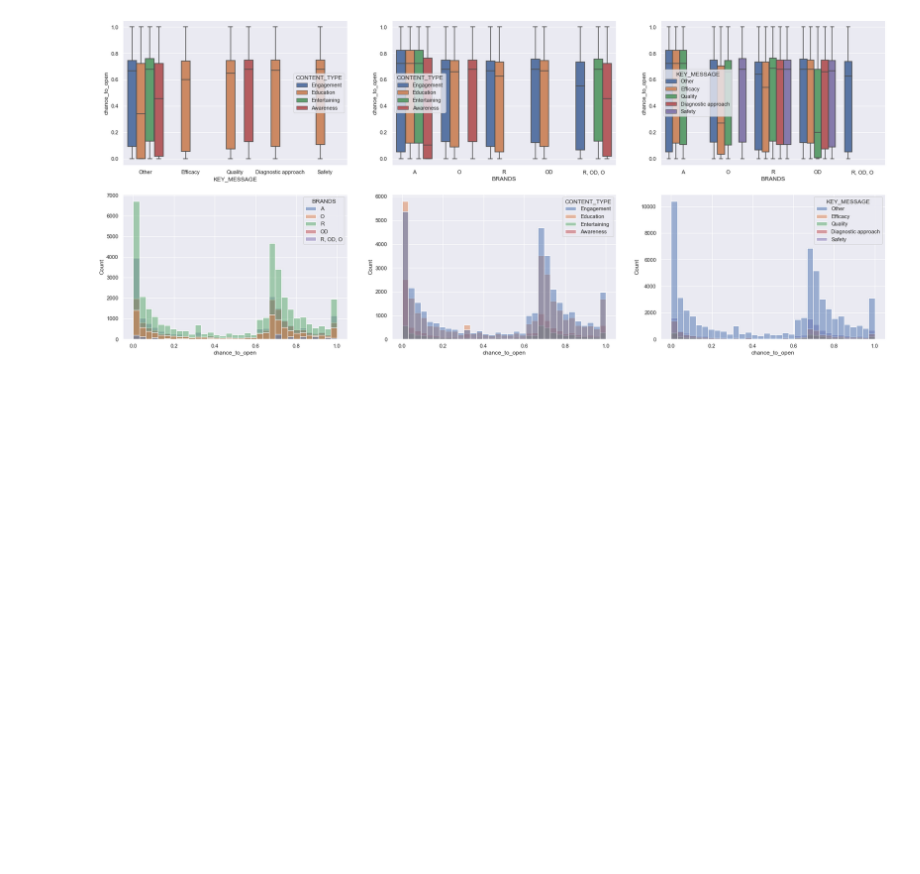
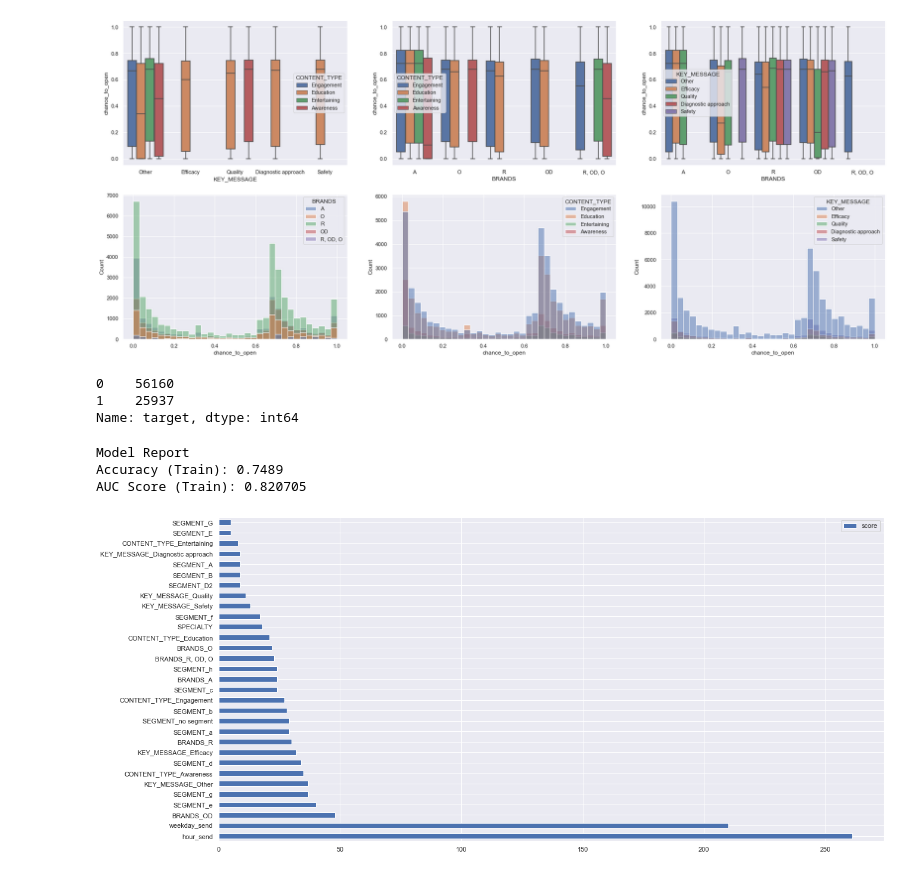
Before and after one commit to IvanovNA01/test_task_junior, a Jupyter notebook: test_to_jun1.ipynb, the cells around one changed output. Cells and saved outputs as stored; diff of their text form; code cells hidden in the pictures; blank space fills up the shorter version.

```diff
--- a/test_to_jun1.ipynb
+++ b/test_to_jun1.ipynb
@@ -714,3 +721,10 @@ train_ID = X_train['CONTACT_ID']
 test_ID = X_test['CONTACT_ID']
 X_train.drop(['CONTACT_ID'], axis=1, inplace=True)
 X_test.drop(['CONTACT_ID'], axis=1, inplace=True)
+# %%
+# классы не сбаллансированы
+y.value_counts()
+# %% [output]
+0    56160
+1    25937
+Name: target, dtype: int64
@@ -717 +766,21 @@ X_test.drop(['CONTACT_ID'], axis=1, inplace=True)
+# %%
+xgb1 = XGBClassifier(
+                      learning_rate =0.3,
+                      n_estimators=1000,
+                      max_depth=5,
+                      min_child_weight=1,
+                      gamma=0,
+                      subsample=0.8,
+                      colsample_bytree=0.8,
+                      objective= 'binary:logistic',
+                      nthread=4,
+                      scale_pos_weight=1,
+                      seed=27)
+
+modelfit(xgb1, X_train, y_train, X_test, y_test)
+# %% [output]
+Model Report
+Accuracy (Train): 0.7489
+AUC Score (Train): 0.820705
+[figure, added]
 # %%
```
Also changed, not shown: parts of 4 cells of this notebook.
